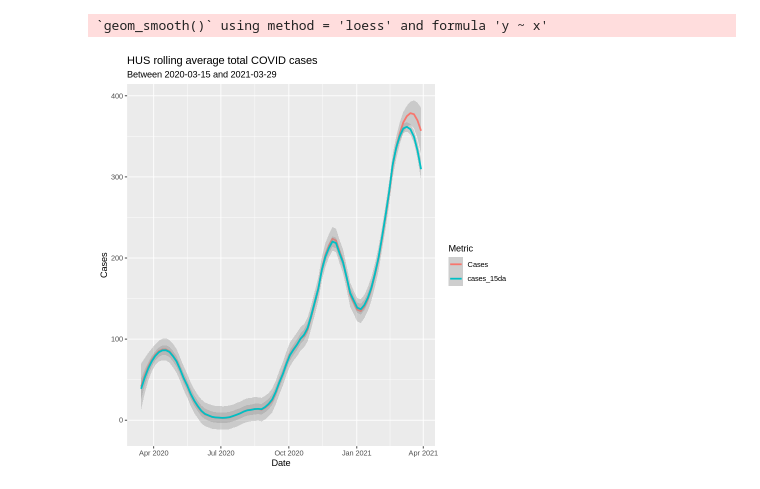
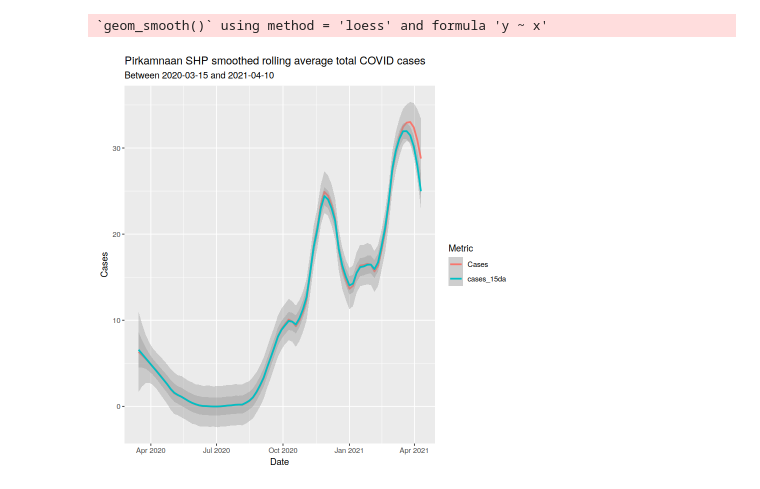
Before and after one commit to afroseppo/THL-covid-data, a Jupyter notebook: THL-data.ipynb, the cells around one changed output. Cells and saved outputs as stored; diff of their text form; code cells hidden in the pictures.

```diff
--- a/THL-data.ipynb
+++ b/THL-data.ipynb
@@ -127,21 +94,21 @@ data_moving_averages %>%
 # %%
 data_moving_averages %>%
-  dplyr::filter(Municipality == 'Helsingin ja Uudenmaan SHP') %>%
+  dplyr::filter(Municipality == 'Pirkanmaan SHP') %>%
   tidyr::pivot_longer(names_to = "rolling_mean_key",
                     values_to = "rolling_mean_value",
                     cols = c(Cases,
                              cases_15da)) %>%
   dplyr::filter(Date >= lubridate::as_date("2020-03-15") &
-                  Date <= lubridate::as_date("2021-03-29")) %>%
+                  Date <= lubridate::as_date("2021-04-10")) %>%
   ggplot2::ggplot(aes(x = Date,
                       y = rolling_mean_value,
                       color = rolling_mean_key)) +
   ggplot2::geom_smooth(span = .25) +
-  ggplot2::labs(title = "HUS smoothed rolling average total COVID cases",
-                  subtitle = "Between 2020-03-15 and 2021-03-29",
+  ggplot2::labs(title = "Pirkamnaan SHP smoothed rolling average total COVID cases",
+                  subtitle = "Between 2020-03-15 and 2021-04-10",
                   y = "Cases",
                   color = "Metric",
                   x = "Date")
 # %% [output]
 `geom_smooth()` using method = 'loess' and formula 'y ~ x'
-[figure, old version]
+[figure, new version]
```
Also changed, not shown: parts of 4 cells of this notebook, 1 other file.
